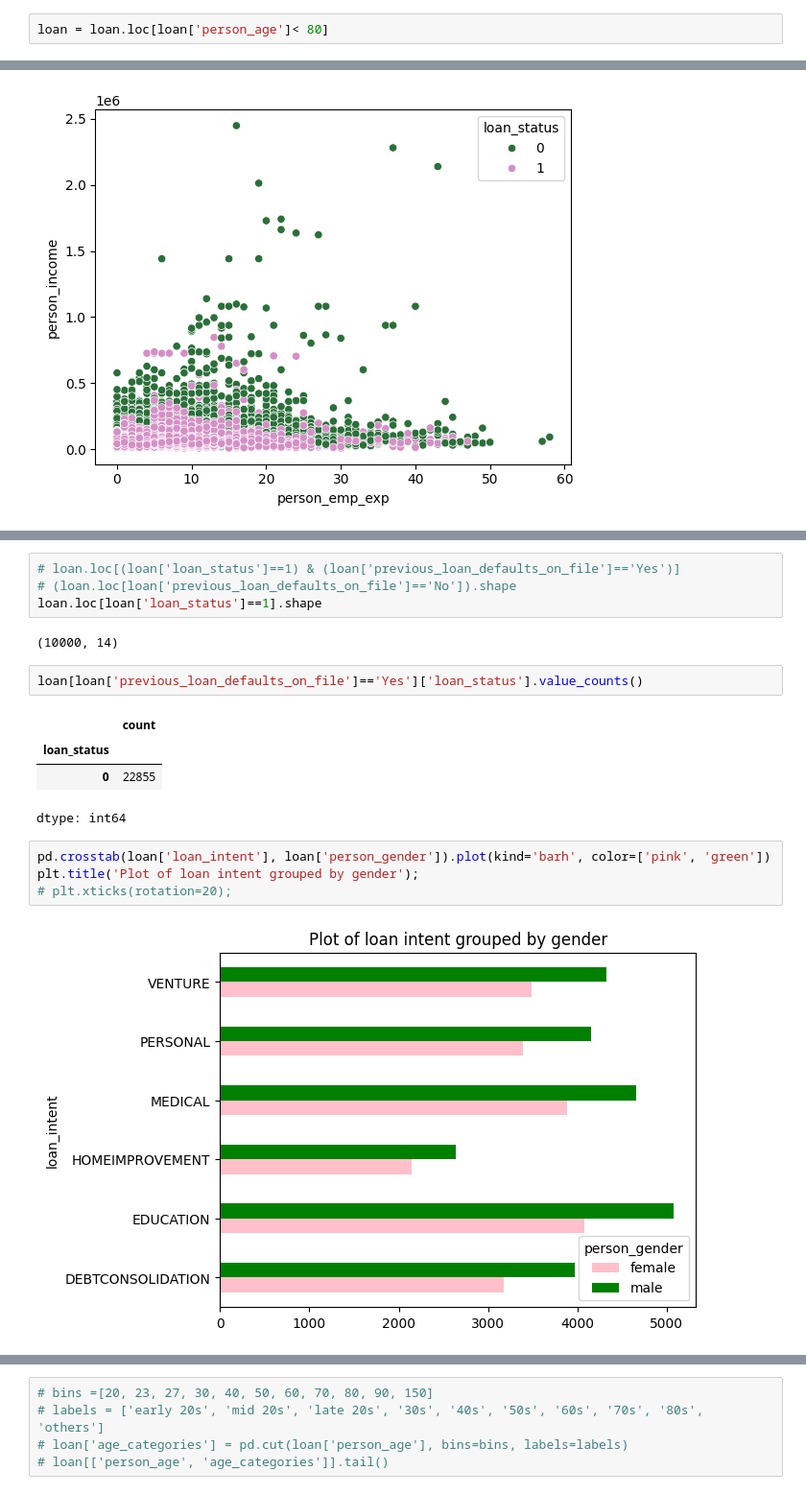
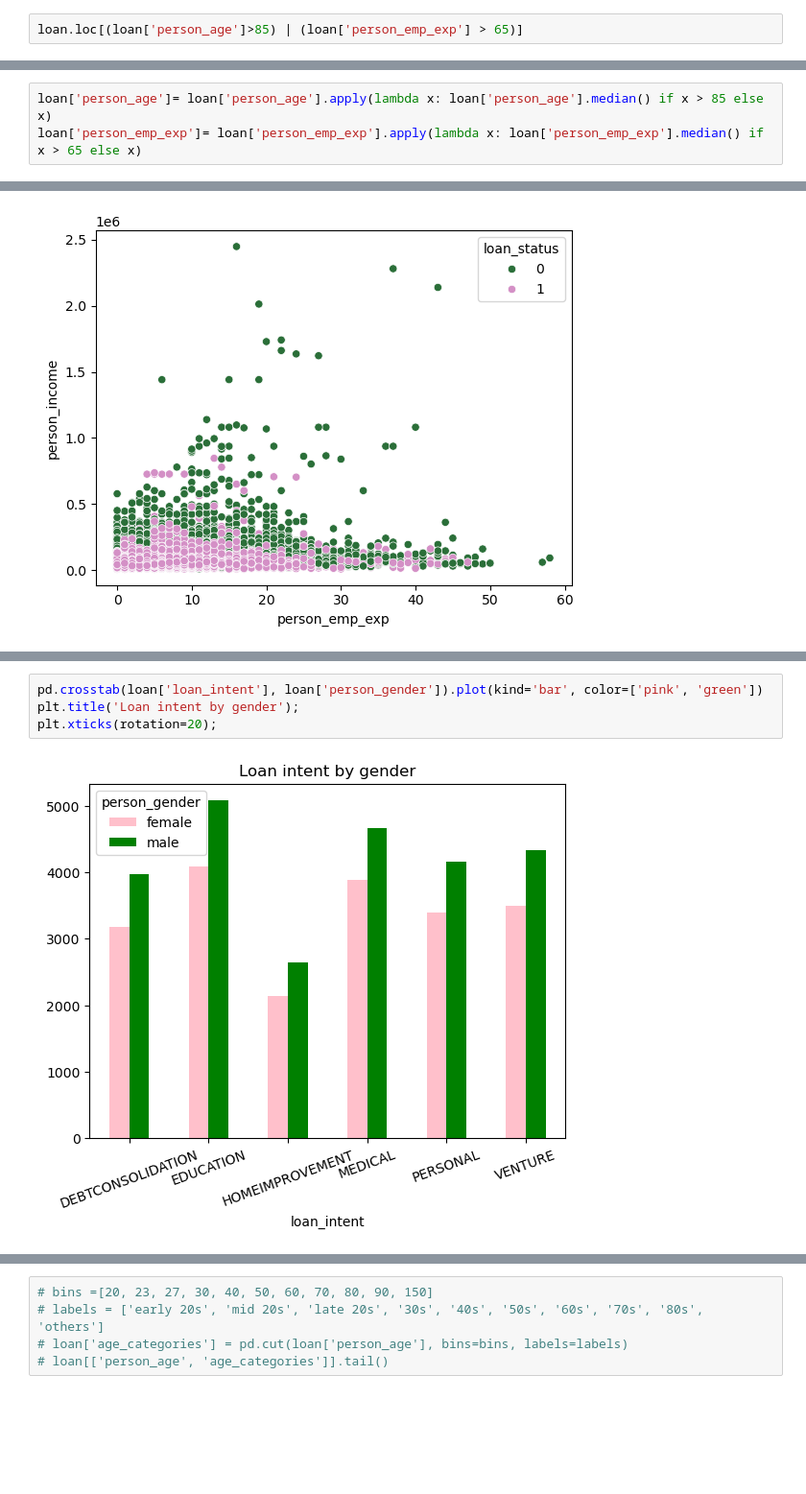
Before and after one commit to DevMohdFaiz/Loan-Default-Prediction, a Jupyter notebook: loan_notebook_update.ipynb, the cells around one changed output, grey strips where cells are left out. Shown at 96% size. Drawn from its saved outputs; the diff is of its cells as text; blank space fills up the shorter version.

```diff
--- a/loan_notebook_update.ipynb
+++ b/loan_notebook_update.ipynb
@@ -153,2 +165,2 @@ plt.title('Boxplot of Borrowers Ages');
 # %%
-loan = loan.loc[loan['person_age']< 80]
+loan.loc[(loan['person_age']>85) | (loan['person_emp_exp'] > 65)]
@@ -159,0 +179,3 @@ plt.title('Boxplot of Borrowers Ages without outlier ages');
+# %%
+loan['person_age']= loan['person_age'].apply(lambda x: loan['person_age'].median() if x > 85 else x)
+loan['person_emp_exp']= loan['person_emp_exp'].apply(lambda x: loan['person_emp_exp'].median() if x > 65 else x)
@@ -345,20 +333,7 @@ pd.crosstab(loan['previous_loan_defaults_on_file'], loan['loan_status'])
-# %%
-# loan.loc[(loan['loan_status']==1) & (loan['previous_loan_defaults_on_file']=='Yes')]
-# (loan.loc[loan['previous_loan_defaults_on_file']=='No']).shape
-loan.loc[loan['loan_status']==1].shape
-# %% [output]
-(10000, 14)
-# %%
-loan[loan['previous_loan_defaults_on_file']=='Yes']['loan_status'].value_counts()
-# %% [output]
-|  | count |
-| loan_status |  |
-| 0 | 22855 |
-dtype: int64
 # %%
-pd.crosstab(loan['loan_intent'], loan['person_gender']).plot(kind='barh', color=['pink', 'green'])
-plt.title('Plot of loan intent grouped by gender');
-# plt.xticks(rotation=20);
+pd.crosstab(loan['loan_intent'], loan['person_gender']).plot(kind='bar', color=['pink', 'green'])
+plt.title('Loan intent by gender');
+plt.xticks(rotation=20);
 # %% [output]
-[figure, old version]
+[figure, new version]
 # %% [markdown]
```
Also changed, not shown: parts of 85 cells of this notebook.
